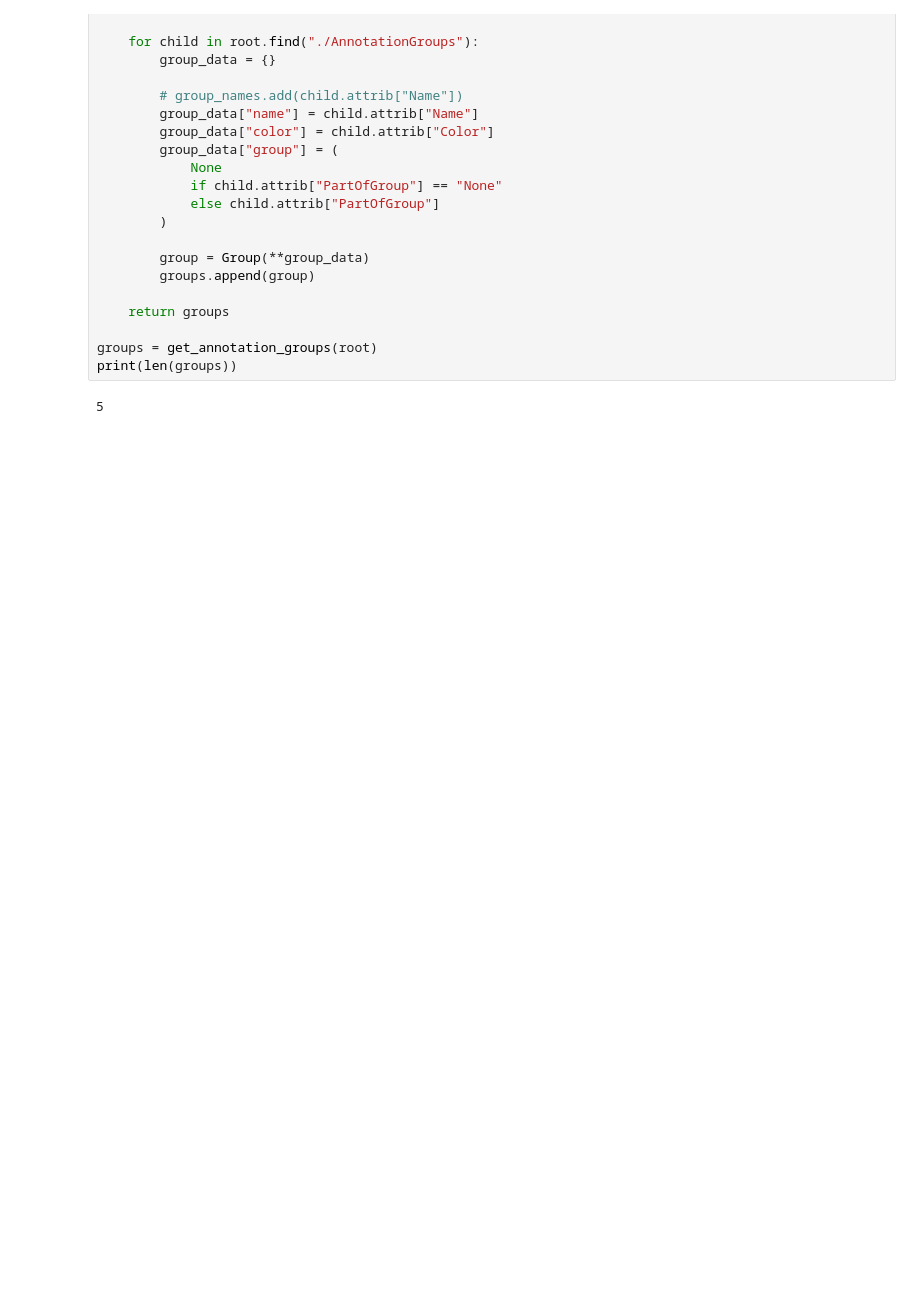
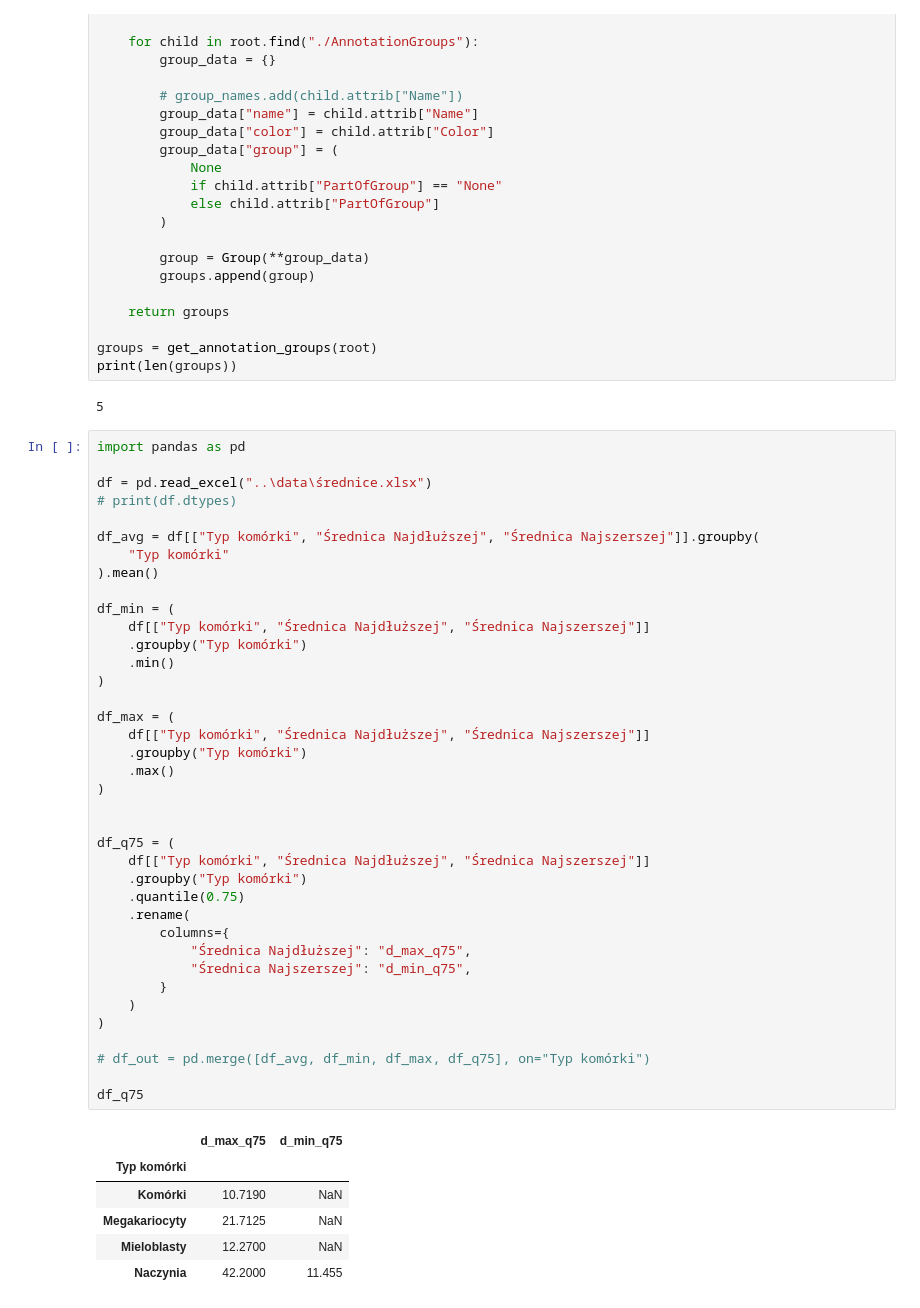
Before and after one commit to mm-sokol/slide-tiling, a Jupyter notebook: src/test_tiling_3.ipynb, the cells around one changed output. Cells and saved outputs as stored; diff of their text form; blank space fills up the shorter version.

```diff
--- a/src/test_tiling_3.ipynb
+++ b/src/test_tiling_3.ipynb
@@ -54,3 +55,48 @@ groups = get_annotation_groups(root)
 print(len(groups))
 # %% [output]
 5
+# %%
+import pandas as pd
+
+df = pd.read_excel("..\data\średnice.xlsx")
+# print(df.dtypes)
+
+df_avg = df[["Typ komórki", "Średnica Najdłuższej", "Średnica Najszerszej"]].groupby(
+    "Typ komórki"
+).mean()
+
+df_min = (
+    df[["Typ komórki", "Średnica Najdłuższej", "Średnica Najszerszej"]]
+    .groupby("Typ komórki")
+    .min()
+)
+
+df_max = (
+    df[["Typ komórki", "Średnica Najdłuższej", "Średnica Najszerszej"]]
+    .groupby("Typ komórki")
+    .max()
+)
+
+
+df_q75 = (
+    df[["Typ komórki", "Średnica Najdłuższej", "Średnica Najszerszej"]]
+    .groupby("Typ komórki")
+    .quantile(0.75)
+    .rename(
+        columns={
+            "Średnica Najdłuższej": "d_max_q75",
+            "Średnica Najszerszej": "d_min_q75",
+        }
+    )
+)
+
+# df_out = pd.merge([df_avg, df_min, df_max, df_q75], on="Typ komórki")
+
+df_q75
+# %% [output]
+|  | d_max_q75 | d_min_q75 |
+| Typ komórki |  |  |
+| Komórki | 10.7190 | NaN |
+| Megakariocyty | 21.7125 | NaN |
+| Mieloblasty | 12.2700 | NaN |
+| Naczynia | 42.2000 | 11.455 |
```
Also changed, not shown: parts of 4 cells of this notebook, 1 other file.
